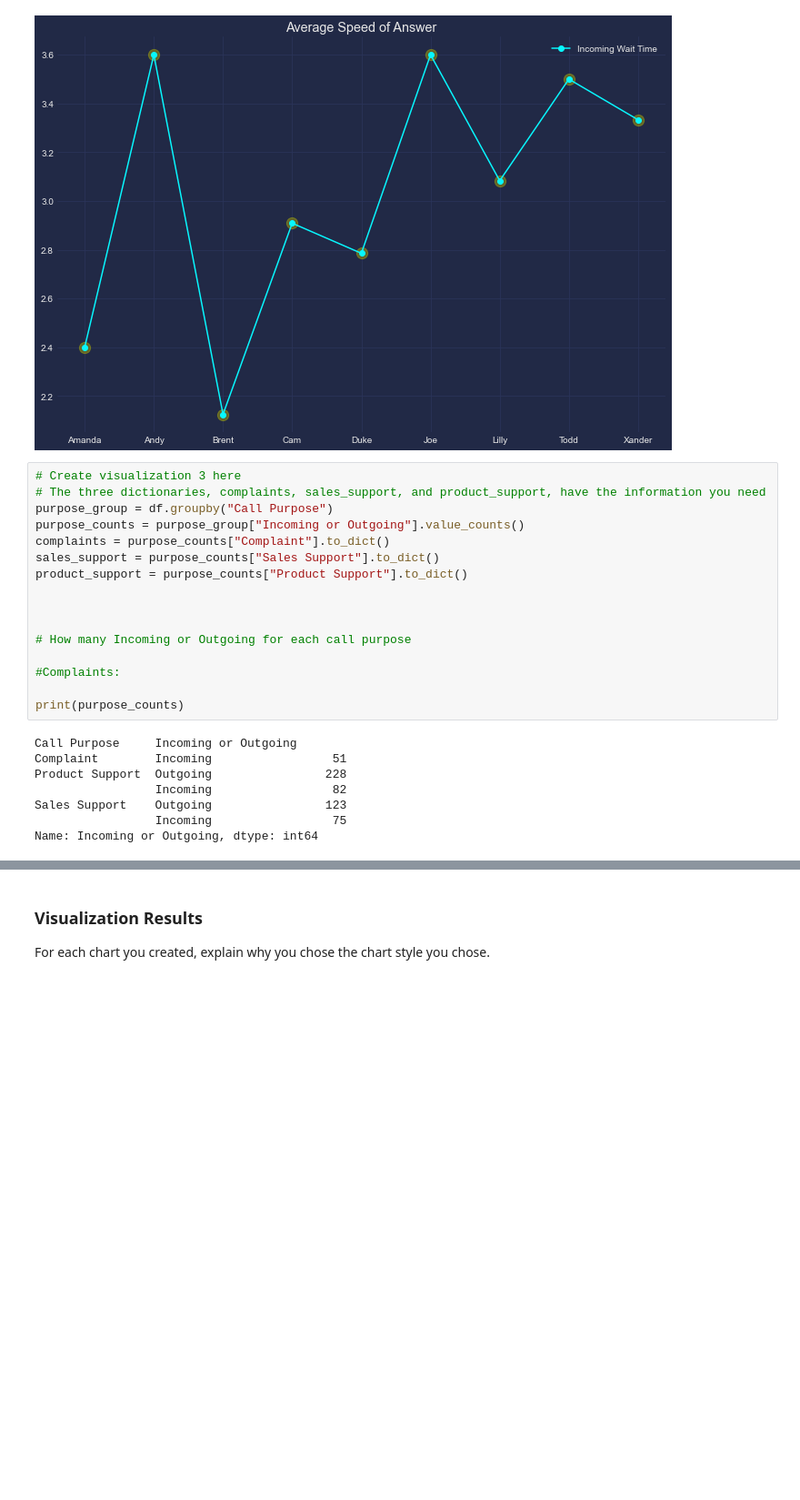
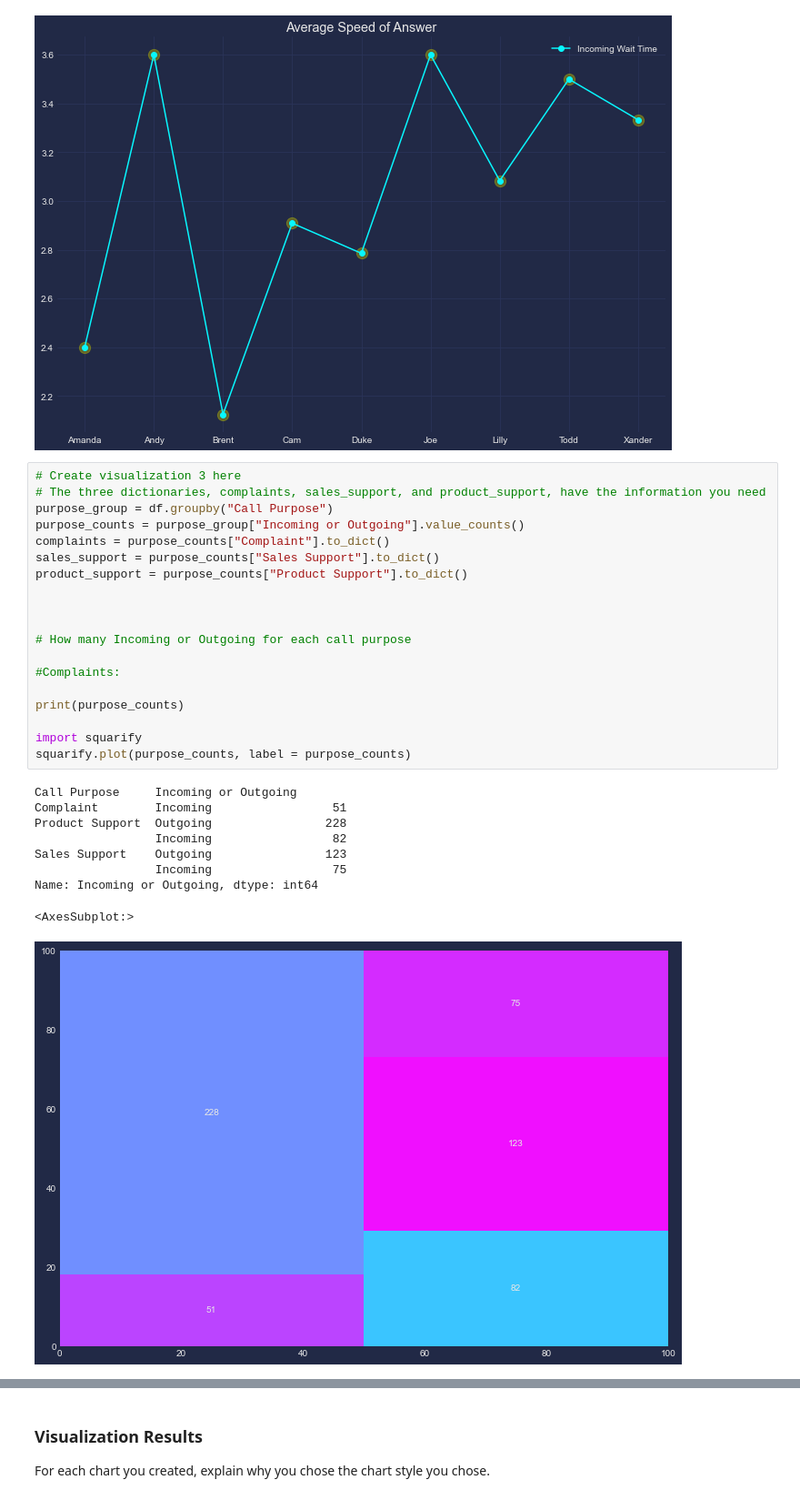
Before and after one commit to theuseriam/call-center-cleanup-assignment, a Jupyter notebook: Call Center Cleanup.ipynb, the cells around one changed output, grey strips where cells are left out. Shown at 91% size. Cells and saved outputs as stored; diff of their text form; blank space fills up the shorter version.

```diff
--- a/Call Center Cleanup.ipynb
+++ b/Call Center Cleanup.ipynb
@@ -506,24 +506,29 @@ UFuncTypeError: ufunc 'multiply' did not contain a loop with signature matching
 # %%
 # Create visualization 3 here
 # The three dictionaries, complaints, sales_support, and product_support, have the information you need
 purpose_group = df.groupby("Call Purpose")
 purpose_counts = purpose_group["Incoming or Outgoing"].value_counts()
 complaints = purpose_counts["Complaint"].to_dict()
 sales_support = purpose_counts["Sales Support"].to_dict()
 product_support = purpose_counts["Product Support"].to_dict()
 
 
 
 # How many Incoming or Outgoing for each call purpose
 
 #Complaints:
 
 print(purpose_counts)
+
+import squarify
+squarify.plot(purpose_counts, label = purpose_counts)
 # %% [output]
 Call Purpose     Incoming or Outgoing
 Complaint        Incoming                 51
 Product Support  Outgoing                228
                  Incoming                 82
 Sales Support    Outgoing                123
                  Incoming                 75
 Name: Incoming or Outgoing, dtype: int64
+<AxesSubplot:>
+[figure, added]
```
Also changed, not shown: parts of 1 cell of this notebook.
